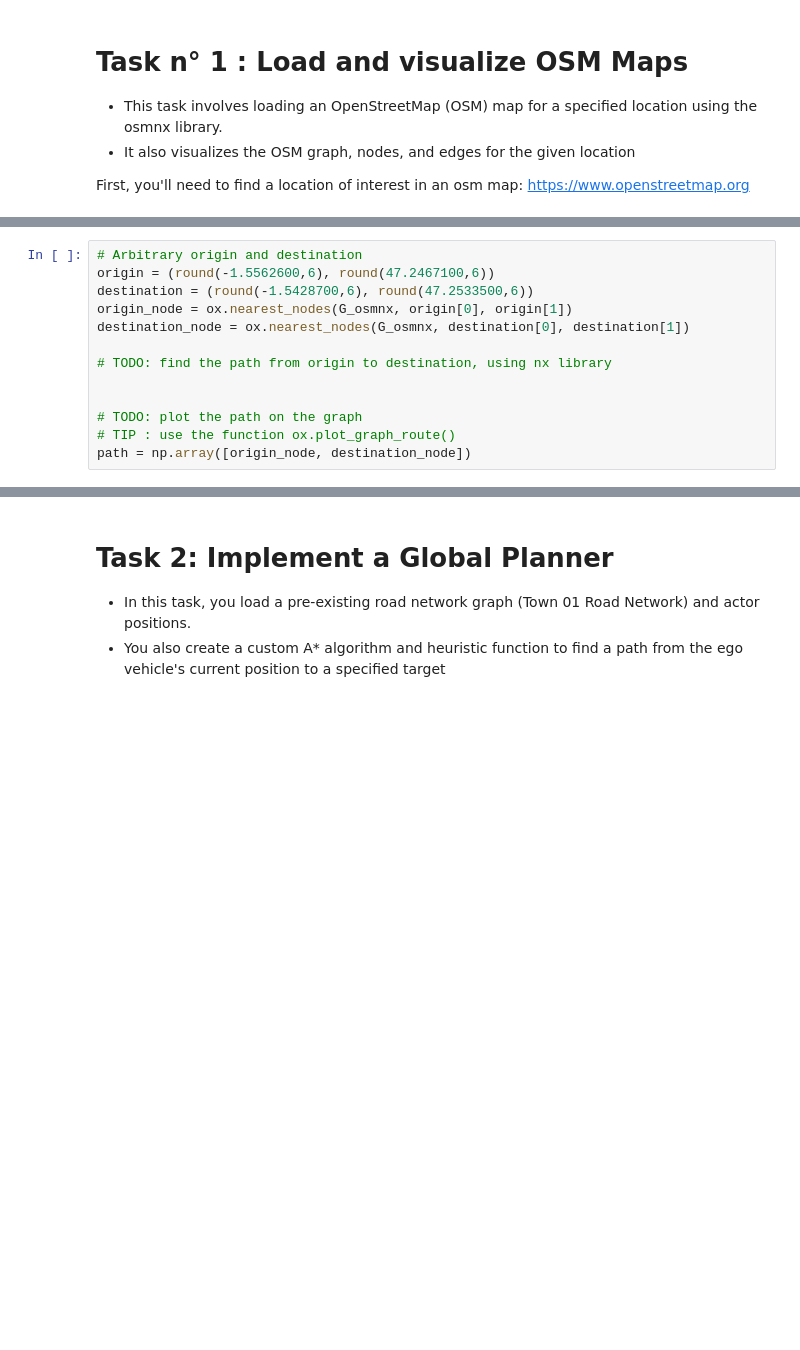
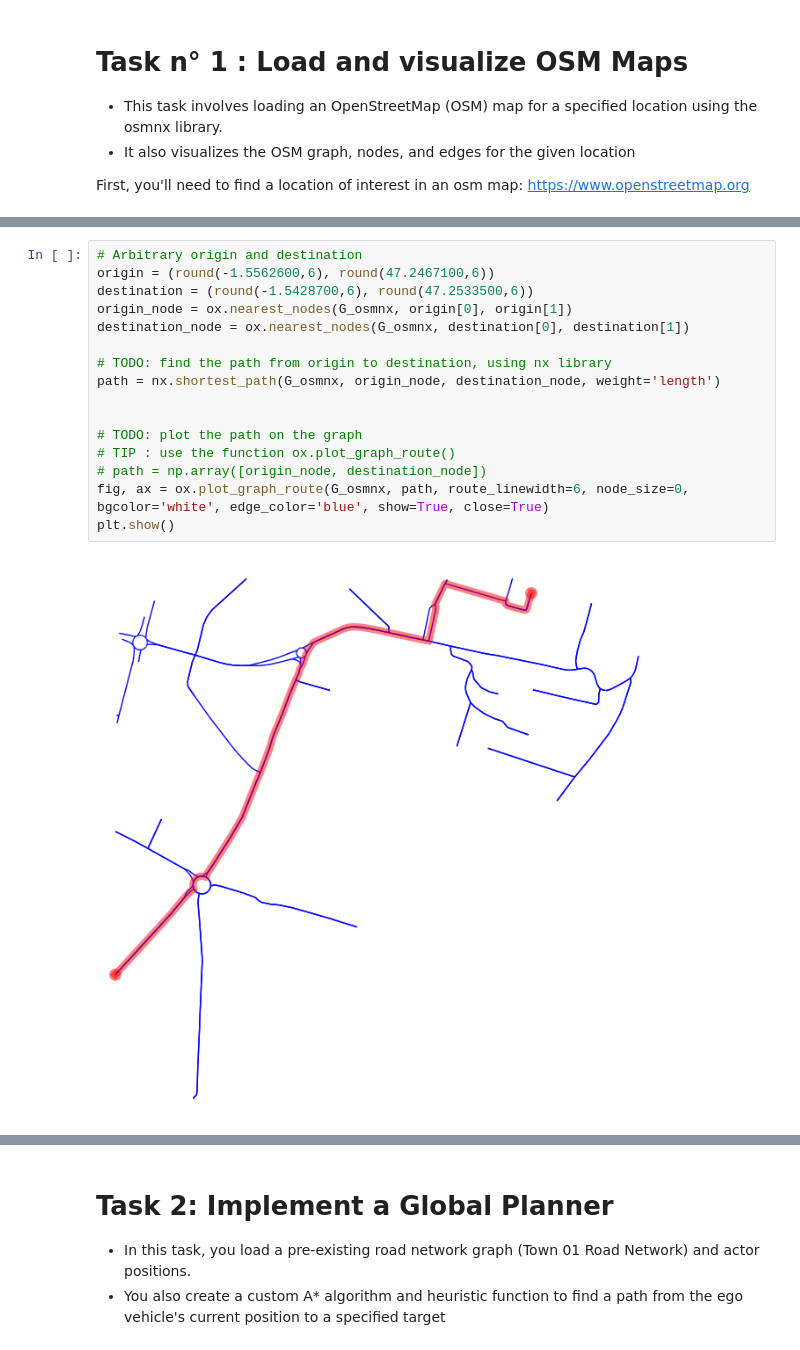
Before and after one commit to JLancha/ecn_auve, a Jupyter notebook: lab2/lab2.ipynb, the cells around one changed output, grey strips where cells are left out. Drawn from its saved outputs; the diff is of its cells as text; blank space fills up the shorter version.

```diff
--- a/lab2/lab2.ipynb
+++ b/lab2/lab2.ipynb
@@ -33,16 +35,21 @@ G_osmnx = create_config() # This may take a while the first time
 # %%
 # Arbitrary origin and destination
 origin = (round(-1.5562600,6), round(47.2467100,6))
 destination = (round(-1.5428700,6), round(47.2533500,6))
 origin_node = ox.nearest_nodes(G_osmnx, origin[0], origin[1])
 destination_node = ox.nearest_nodes(G_osmnx, destination[0], destination[1])
 
 # TODO: find the path from origin to destination, using nx library
+path = nx.shortest_path(G_osmnx, origin_node, destination_node, weight='length')
 
 
 # TODO: plot the path on the graph
 # TIP : use the function ox.plot_graph_route()
-path = np.array([origin_node, destination_node])
+# path = np.array([origin_node, destination_node])
+fig, ax = ox.plot_graph_route(G_osmnx, path, route_linewidth=6, node_size=0, bgcolor='white', edge_color='blue', show=True, close=True)
+plt.show()
+# %% [output]
+[figure, added]
 # %%
 nodes_proj, edges_proj = ox.graph_to_gdfs(G_osmnx, nodes=True, edges=True)
 
```
Also changed, not shown: parts of 10 cells of this notebook, 6 other files.
